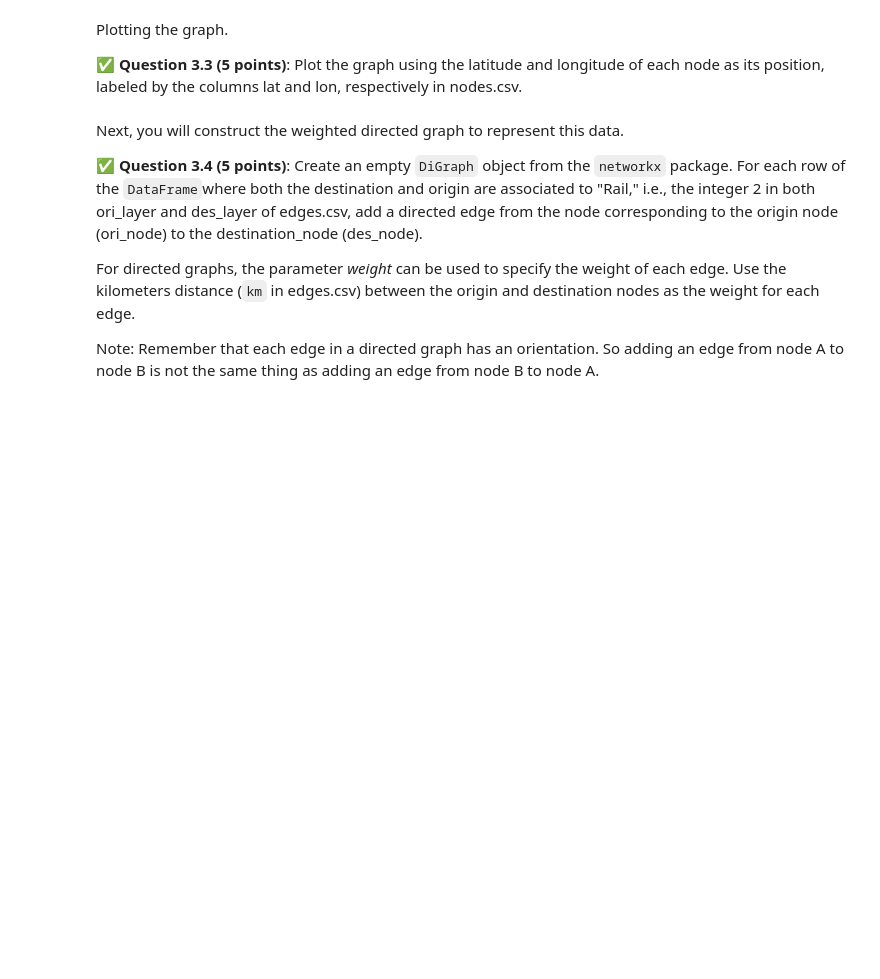
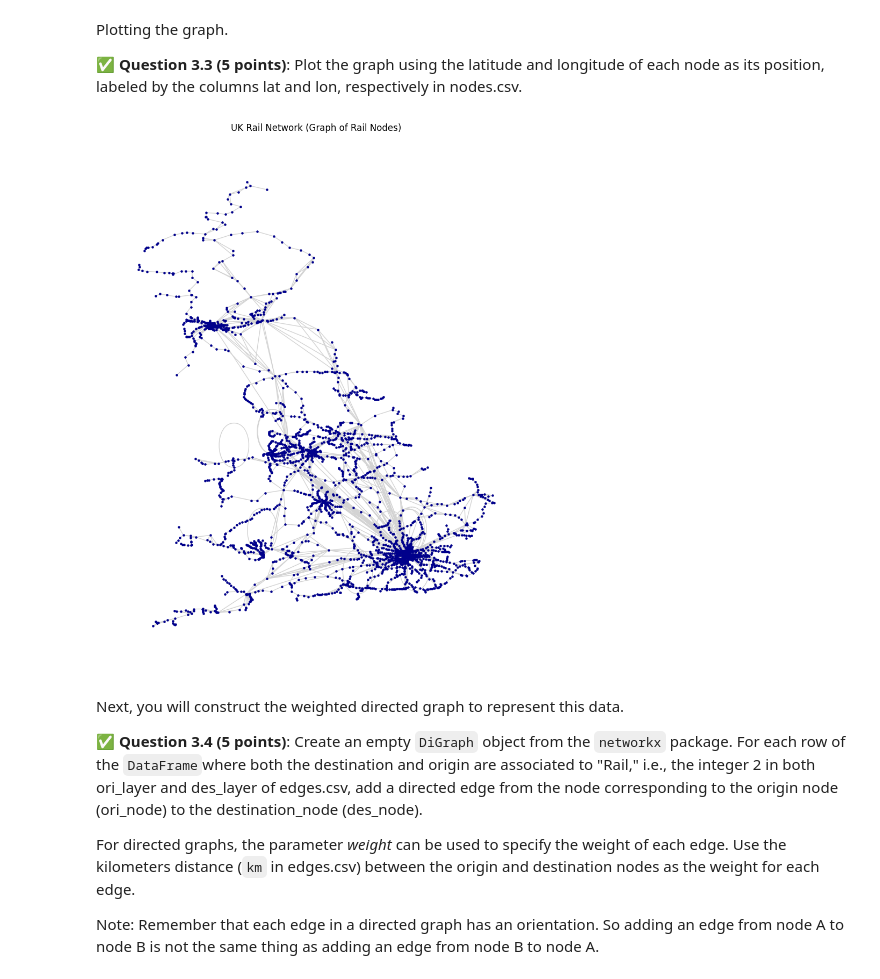
Before and after one commit to Rockypei/CMSE202-f25-turnin, a Jupyter notebook: HW-02_ABMandGraphTheory-STUDENT.ipynb, the cells around one changed output. Saved outputs shown, nothing was run; the diff lists cells and outputs as text; code cells hidden in the pictures; blank space fills up the shorter version.

```diff
--- a/HW-02_ABMandGraphTheory-STUDENT.ipynb
+++ b/HW-02_ABMandGraphTheory-STUDENT.ipynb
@@ -459,0 +458,9 @@ In this part of the homework, we will look at a dataset which contains the whole
+# %%
+# Your code here.
+import pandas as pd
+nodes = pd.read_csv("Data_Release_v1.11/nodes.csv")
+edges = pd.read_csv("Data_Release_v1.11/edges.csv")
+display(nodes.head())
+display(nodes.tail())
+display(edges.head())
+display(edges.tail())
@@ -466,3 +496,10 @@ Now, you will construct a graph of the nodes (stops).
+# %%
+# Your code here.
+import networkx as nx
+G = nx.Graph()
+rail_edges = edges[(edges["ori_layer"] == 2) & (edges["des_layer"] == 2)]
+for _, row in rail_edges.iterrows():
+    G.add_edge(row["ori_node"], row["des_node"])
 # %% [markdown]
 Plotting the graph.
 
@@ -472,3 +507,22 @@ Plotting the graph.
+# %%
+# Your code here.
+import matplotlib.pyplot as plt
+pos = {row["node"]: (row["lon"], row["lat"]) for _, row in nodes.iterrows()}
+plt.figure(figsize=(8, 10))
+nx.draw(
+    G,
+    pos=pos,
+    node_size=5,
+    node_color="darkblue",
+    edge_color="lightgray",
+    with_labels=False,
+)
+plt.title("UK Rail Network (Graph of Rail Nodes)")
+plt.xlabel("Longitude")
+plt.ylabel("Latitude")
+plt.show()
+# %% [output]
+[figure, added]
 # %% [markdown]
 Next, you will construct the weighted directed graph to represent this data.
 
```
Also changed, not shown: parts of 11 cells of this notebook.
